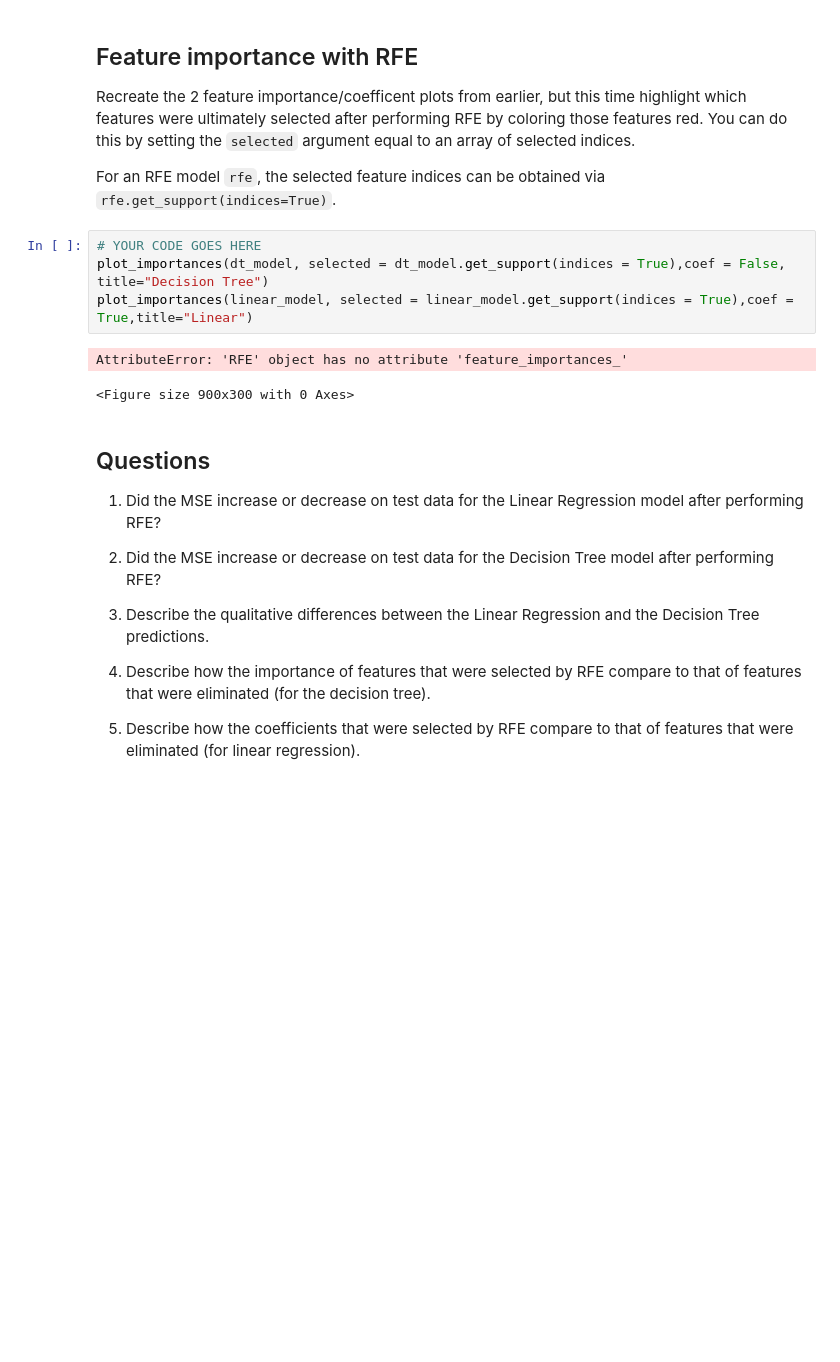
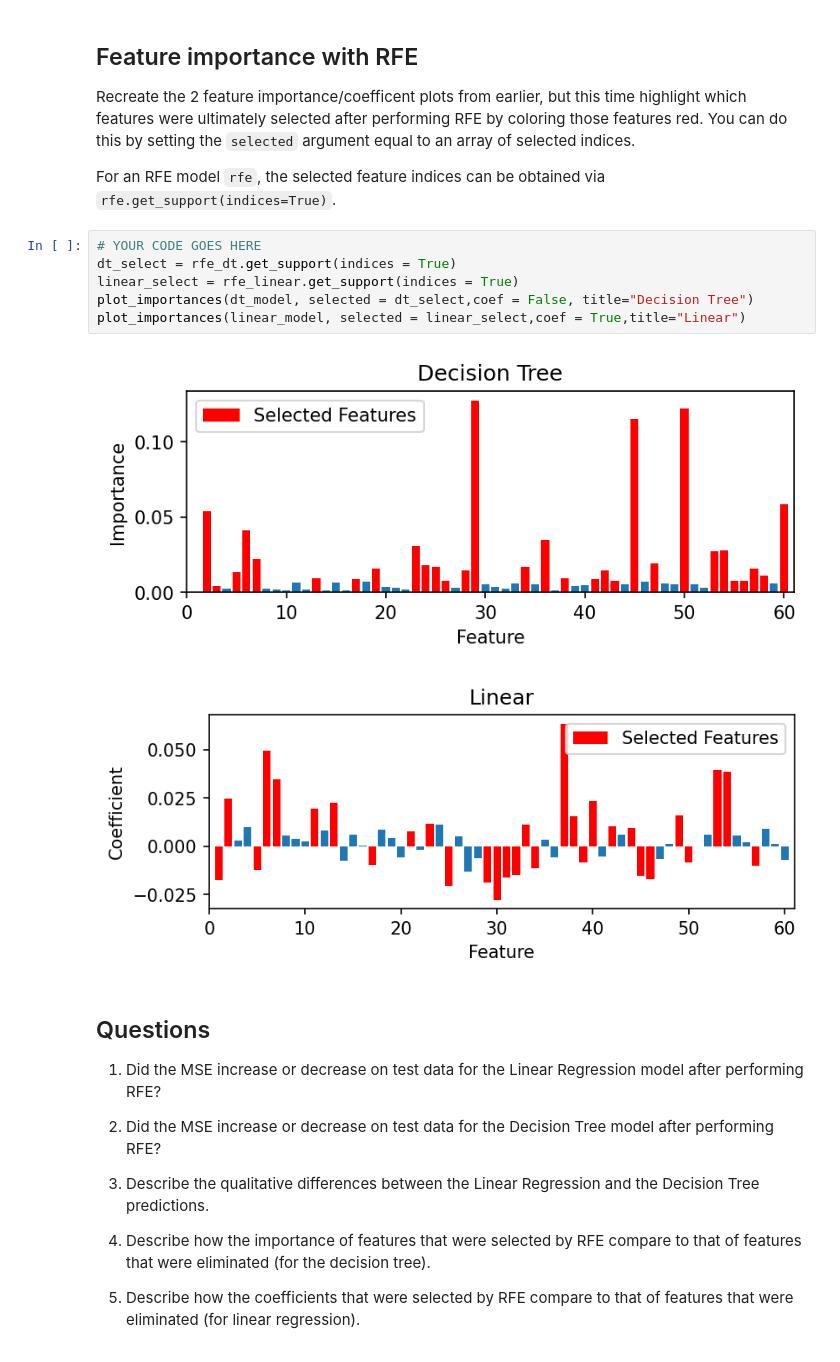
Before and after one commit to zsqu4re/ML-for-engineers, a Jupyter notebook: HW6/M6-HW2.ipynb, the cells around one changed output. Saved outputs shown, nothing was run; the diff lists cells and outputs as text; blank space fills up the shorter version.

```diff
--- a/HW6/M6-HW2.ipynb
+++ b/HW6/M6-HW2.ipynb
@@ -256,11 +256,13 @@ Recreate the 2 feature importance/coefficent plots from earlier, but this time h
 For an RFE model `rfe`, the selected feature indices can be obtained via `rfe.get_support(indices=True)`.
 # %%
 # YOUR CODE GOES HERE
-plot_importances(dt_model, selected = dt_model.get_support(indices = True),coef = False, title="Decision Tree")
-plot_importances(linear_model, selected = linear_model.get_support(indices = True),coef = True,title="Linear")
+dt_select = rfe_dt.get_support(indices = True)
+linear_select = rfe_linear.get_support(indices = True)
+plot_importances(dt_model, selected = dt_select,coef = False, title="Decision Tree")
+plot_importances(linear_model, selected = linear_select,coef = True,title="Linear")
 # %% [output]
-AttributeError: 'RFE' object has no attribute 'feature_importances_'
-<Figure size 900x300 with 0 Axes>
+[figure, added]
+[figure, added]
 # %% [markdown]
 ## Questions
 
```
Also changed, not shown: parts of 5 cells of this notebook.
